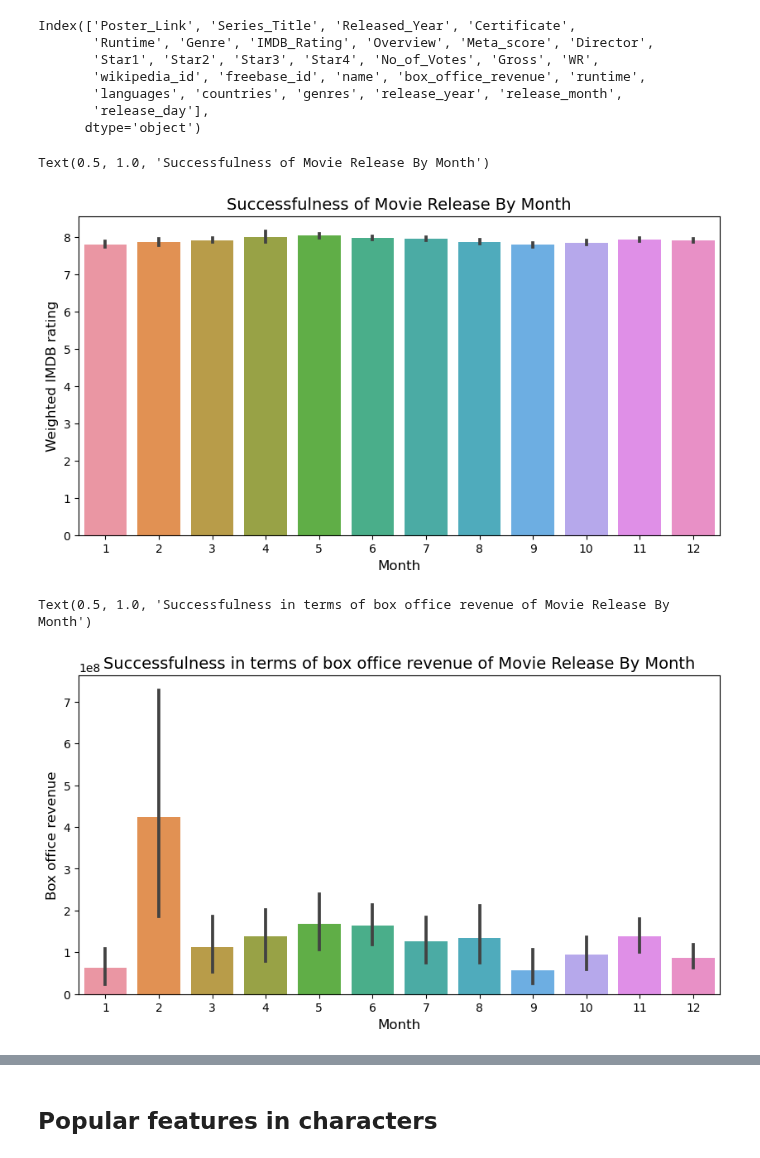
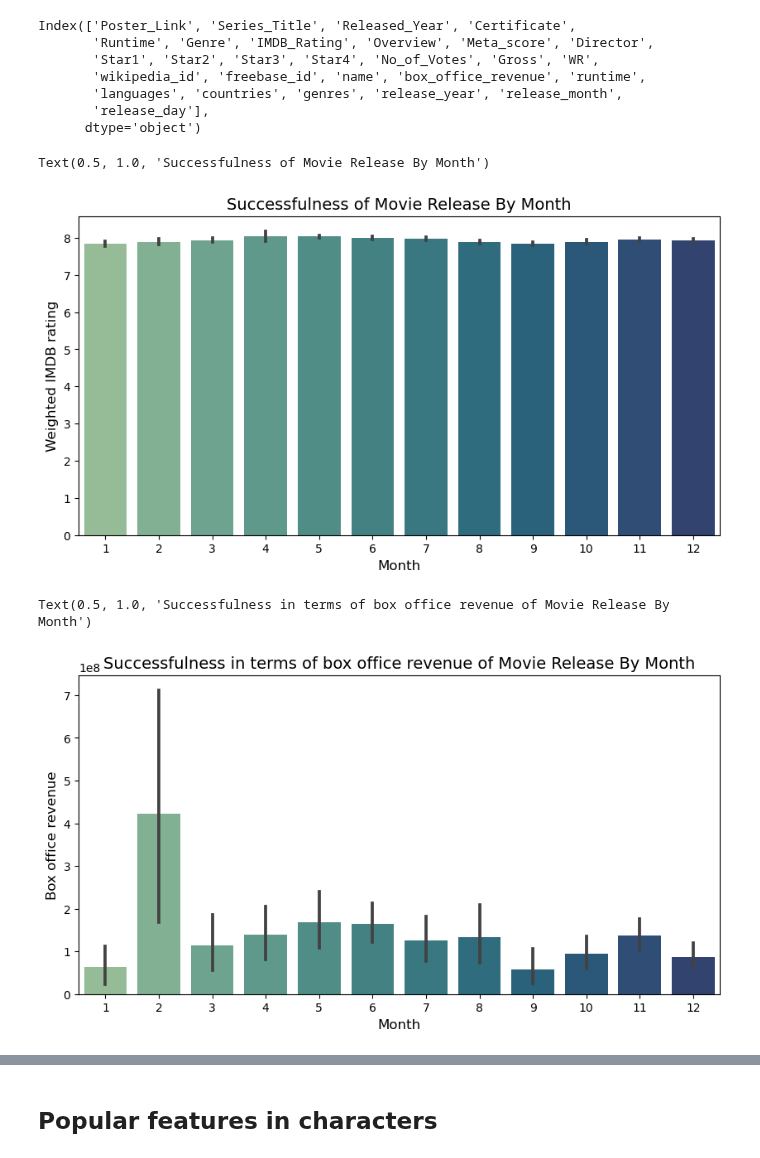
Before and after one commit to epfl-ada/ada-2022-project-theadaholics, a Jupyter notebook: main.ipynb, the cells around one changed output, grey strips where cells are left out. Saved outputs shown, nothing was run; the diff lists cells and outputs as text; code cells hidden in the pictures.

```diff
--- a/main.ipynb
+++ b/main.ipynb
@@ -519,23 +521,23 @@ df_release=df_release.sort_values(by='release_month', ascending=True)
 # %%
 # Plot
 plt.figure(figsize=(10,5))
-ax7 = sns.barplot(x="release_month", y="IMDB_Rating",data=df_release)
+ax7 = sns.barplot(x="release_month", y="WR",data=df_release,palette='crest')
 plt.xlabel('Month', fontsize=12)
 plt.ylabel('Weighted IMDB rating', fontsize=12)
 plt.title('Successfulness of Movie Release By Month', fontsize=14)
 # %% [output]
 Text(0.5, 1.0, 'Successfulness of Movie Release By Month')
-[figure, old version]
+[figure, new version]
 # %%
 # Plot
 plt.figure(figsize=(10,5))
-ax7 = sns.barplot(x="release_month", y="box_office_revenue",data=df_release)
+ax7 = sns.barplot(x="release_month", y="box_office_revenue",data=df_release,palette='crest')
 plt.xlabel('Month', fontsize=12)
 plt.ylabel('Box office revenue', fontsize=12)
 plt.title('Successfulness in terms of box office revenue of Movie Release By Month', fontsize=14)
 # %% [output]
 Text(0.5, 1.0, 'Successfulness in terms of box office revenue of Movie Release By Month')
-[figure, old version]
+[figure, new version]
 # %%
 # Plot
 plt.figure(figsize=(10,5))
```
Also changed, not shown: parts of 10 cells of this notebook.
